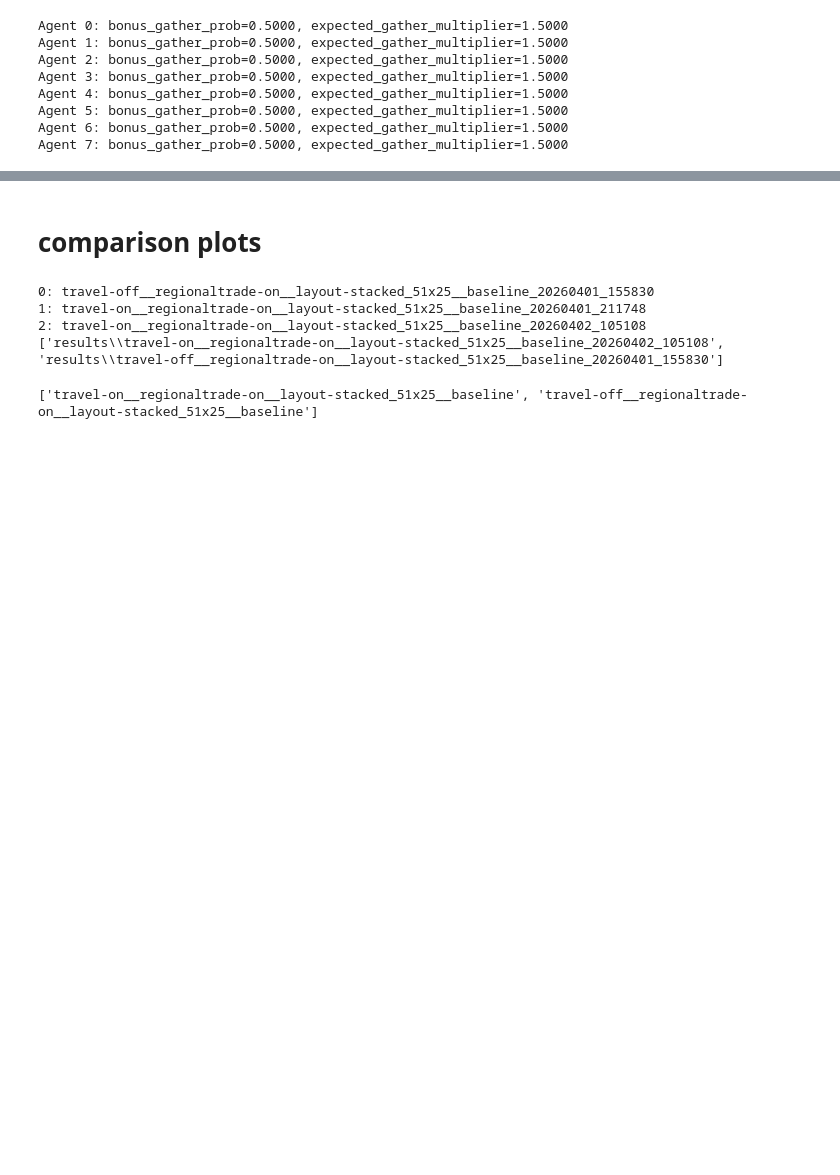
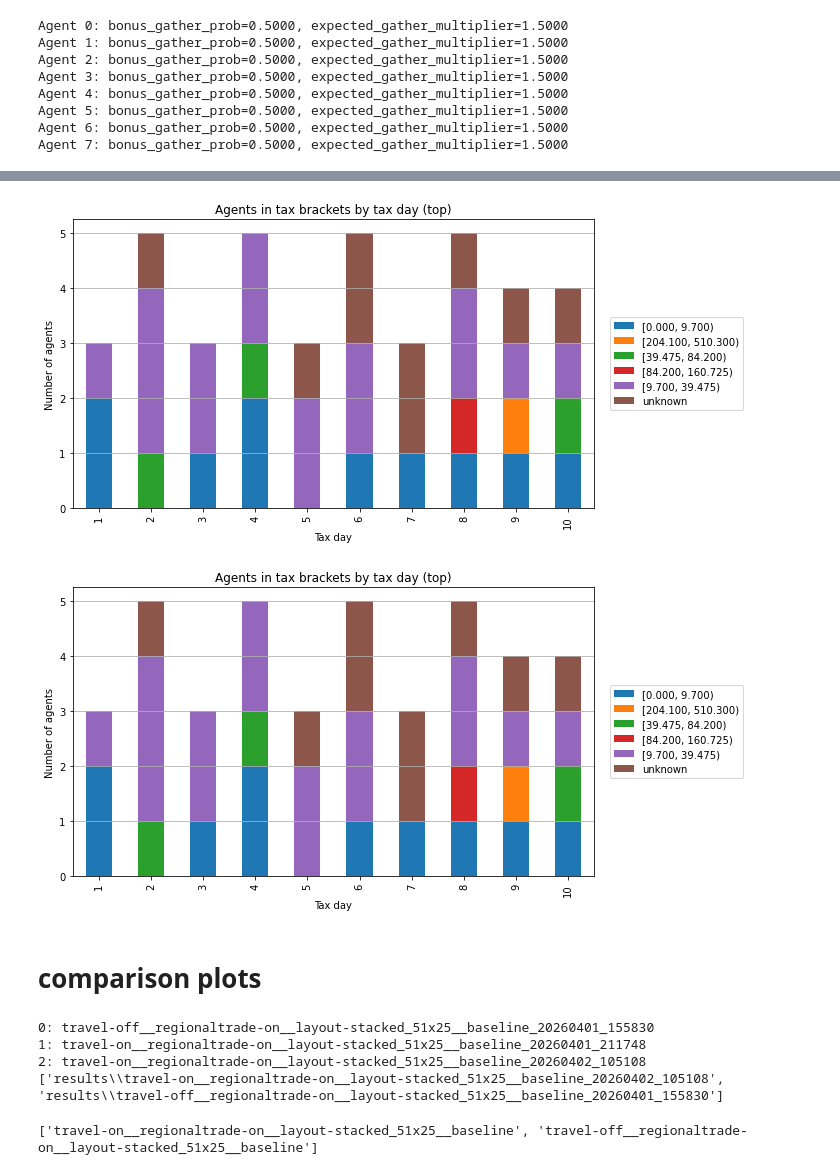
Before and after one commit to DragonsAreFuckingCool/DRL-in-international-economy-ai-economist-, a Jupyter notebook: tutorials/tax_annealing_simulation.ipynb, the cells around one changed output, grey strips where cells are left out. Cells and saved outputs as stored; diff of their text form; code cells hidden in the pictures; blank space fills up the shorter version.

```diff
--- a/tutorials/tax_annealing_simulation.ipynb
+++ b/tutorials/tax_annealing_simulation.ipynb
@@ -3183,3 +3411,38 @@ Income (Build) :  11.00 (n= 10) |  11.00 (n= 11) |  13.00 (n= 15) |  13.00 (n= 1
+# %%
+import matplotlib.pyplot as plt
+
+def plot_tax_group_counts(df_counts, region=None):
+    df = df_counts.copy()
+    if region is not None:
+        df = df[df["region"] == region]
+
+    pivot = df.pivot_table(
+        index="tax_day_number",
+        columns="tax_bracket",
+        values="n_agents",
+        aggfunc="sum",
+        fill_value=0,
+    )
+
+    fig, ax = plt.subplots(figsize=(10, 5))
+    pivot.plot(kind="bar", stacked=True, ax=ax)
+
+    title = "Agents in tax brackets by tax day"
+    if region is not None:
+        title += f" ({region})"
+    ax.set_title(title)
+    ax.set_xlabel("Tax day")
+    ax.set_ylabel("Number of agents")
+    ax.grid(True, axis="y")
+    ax.legend(loc="center left", bbox_to_anchor=(1.02, 0.5))
+    fig.tight_layout()
+    return fig, pivot
+
+fig, pivot = plot_tax_group_counts(df_tax_counts, region="top")
+fig, pivot = plot_tax_group_counts(df_tax_counts, region="top")
+# %% [output]
+[figure, added]
+[figure, added]
 # %% [markdown]
 # comparison plots
 # %%
```
Also changed, not shown: parts of 31 cells of this notebook, 1 other file.
